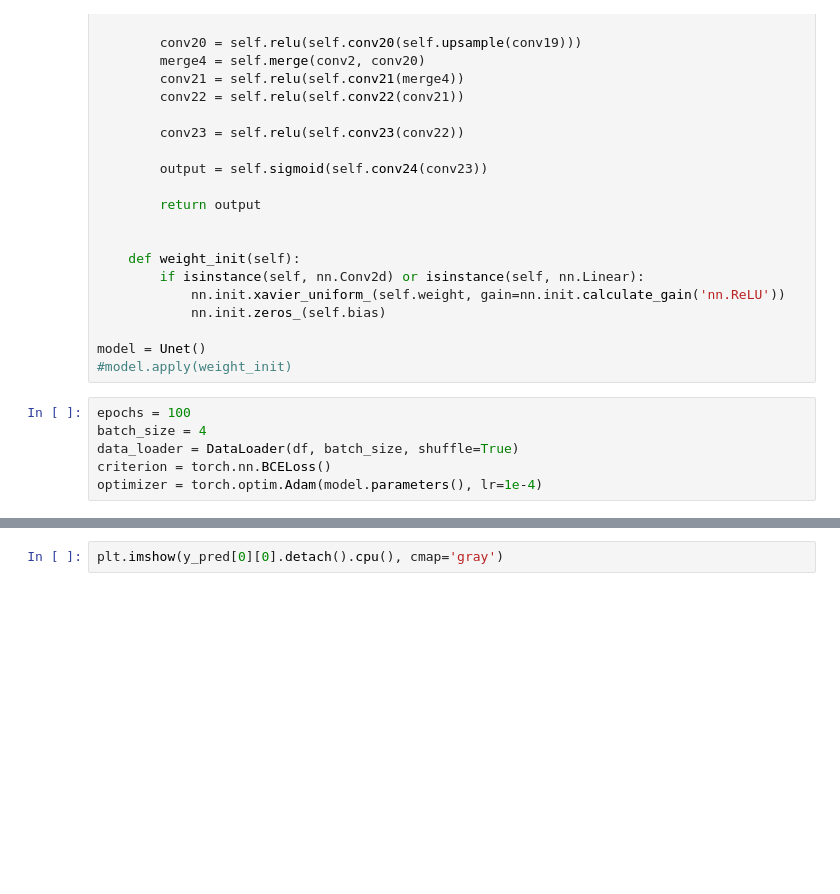
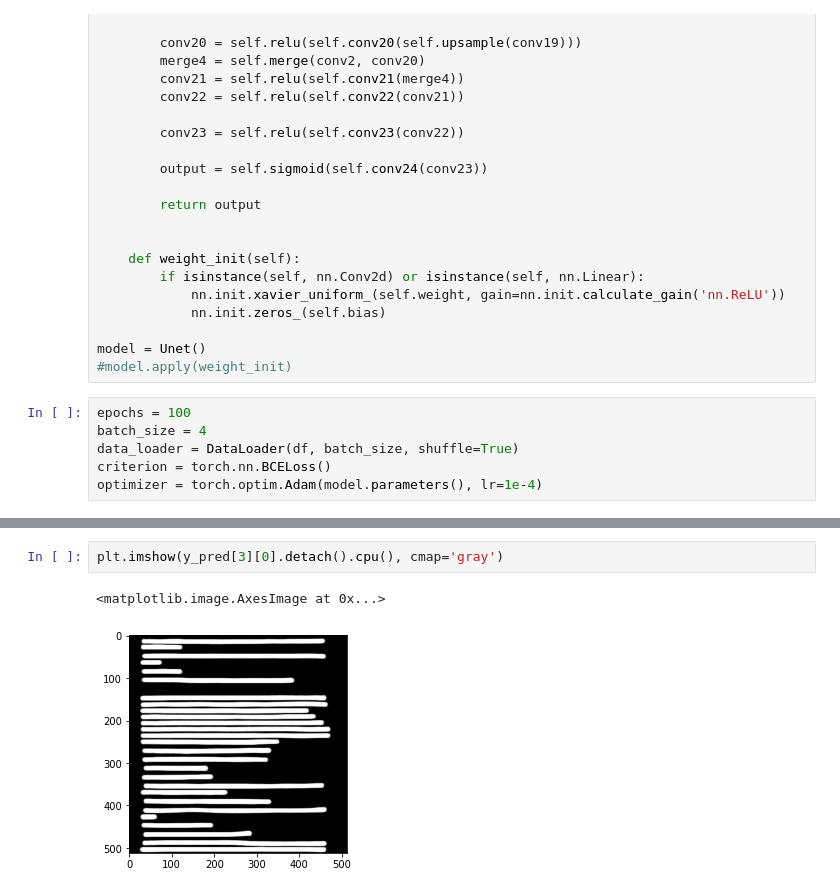
Before and after one commit to Idalen/Leitor, a Jupyter notebook: models/LineSegmentation.ipynb, the cells around one changed output, grey strips where cells are left out. Cells and saved outputs as stored; diff of their text form; blank space fills up the shorter version.

```diff
--- a/models/LineSegmentation.ipynb
+++ b/models/LineSegmentation.ipynb
@@ -235,2 +258,5 @@ plt.imshow(y[0][0].detach().cpu(), cmap='gray')
 # %%
-plt.imshow(y_pred[0][0].detach().cpu(), cmap='gray')
+plt.imshow(y_pred[3][0].detach().cpu(), cmap='gray')
+# %% [output]
+<matplotlib.image.AxesImage at 0x...>
+[figure, added]
```
Also changed, not shown: parts of 5 cells of this notebook.
